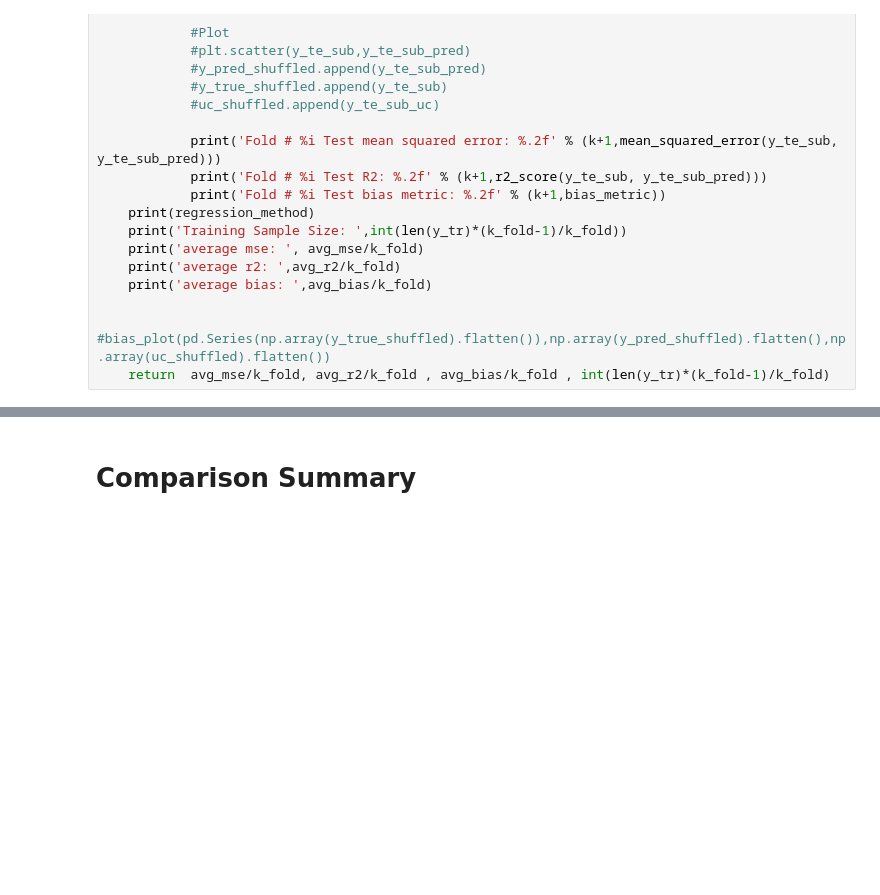
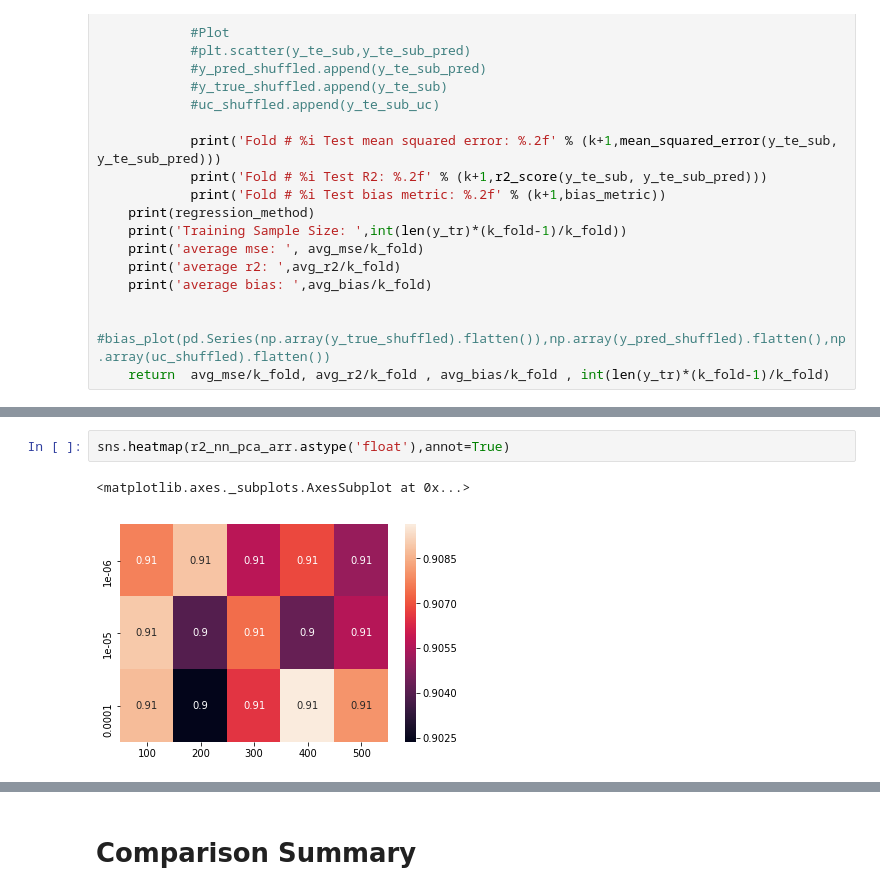
Before and after one commit to zweili/ml_project_2, a Jupyter notebook: EC Final Notebook.ipynb, the cells around one changed output, grey strips where cells are left out. Saved outputs shown, nothing was run; the diff lists cells and outputs as text; blank space fills up the shorter version.

```diff
--- a/EC Final Notebook.ipynb
+++ b/EC Final Notebook.ipynb
@@ -881,0 +887,5 @@ r2_nn_pca_arr
+# %%
+sns.heatmap(r2_nn_pca_arr.astype('float'),annot=True)
+# %% [output]
+<matplotlib.axes._subplots.AxesSubplot at 0x...>
+[figure, added]
```
Also changed, not shown: parts of 15 cells of this notebook, 1 other file.
